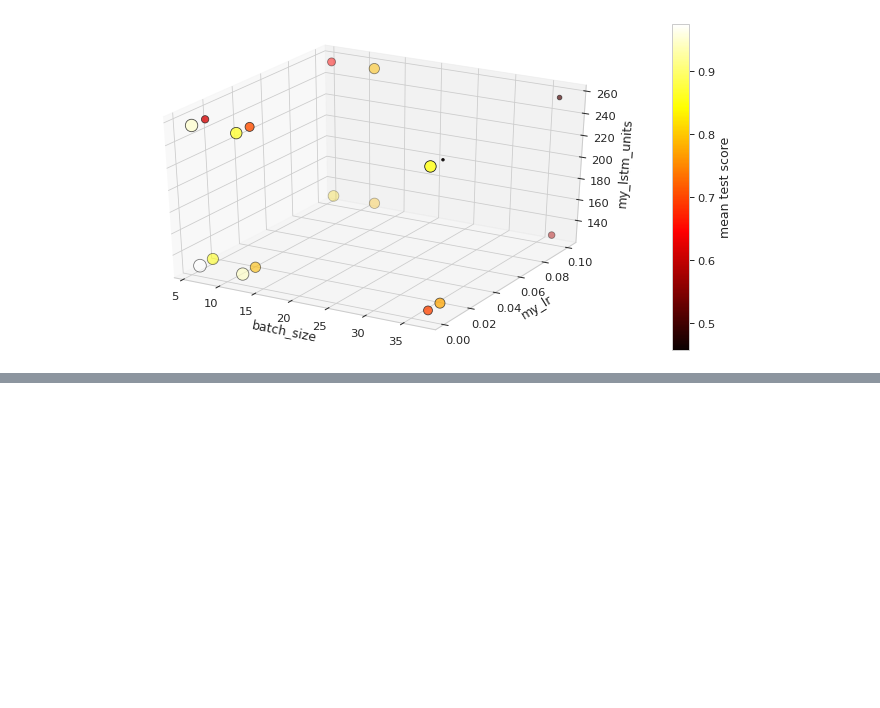
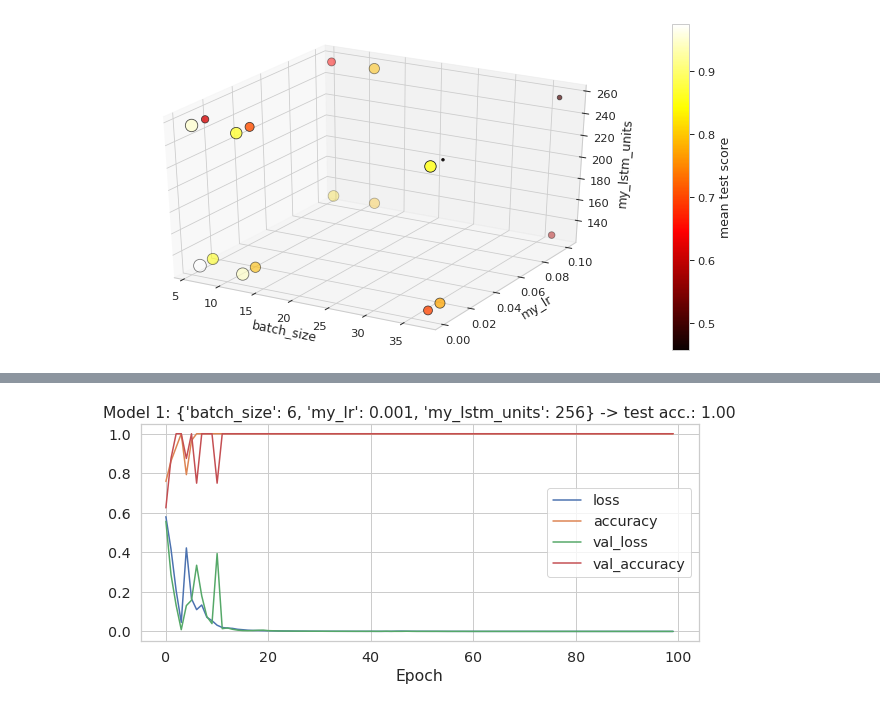
Before and after one commit to animaviridis/dmv-practicals, a Jupyter notebook: assessment/assignment1/task2/task2.ipynb, the cells around one changed output, grey strips where cells are left out. Saved outputs shown, nothing was run; the diff lists cells and outputs as text; code cells hidden in the pictures; blank space fills up the shorter version.

```diff
--- a/assessment/assignment1/task2/task2.ipynb
+++ b/assessment/assignment1/task2/task2.ipynb
@@ -348,0 +381,4 @@ with sns.plotting_context('paper', font_scale=1.3):
+# %%
+evaluate_model(1)
+# %% [output]
+[figure, added]
```
Also changed, not shown: parts of 14 cells of this notebook.
